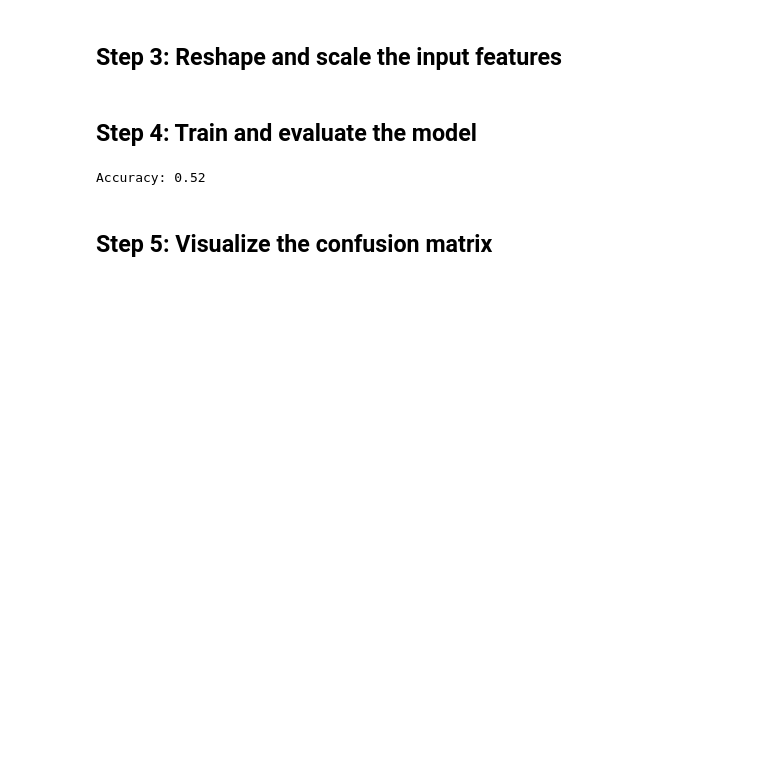
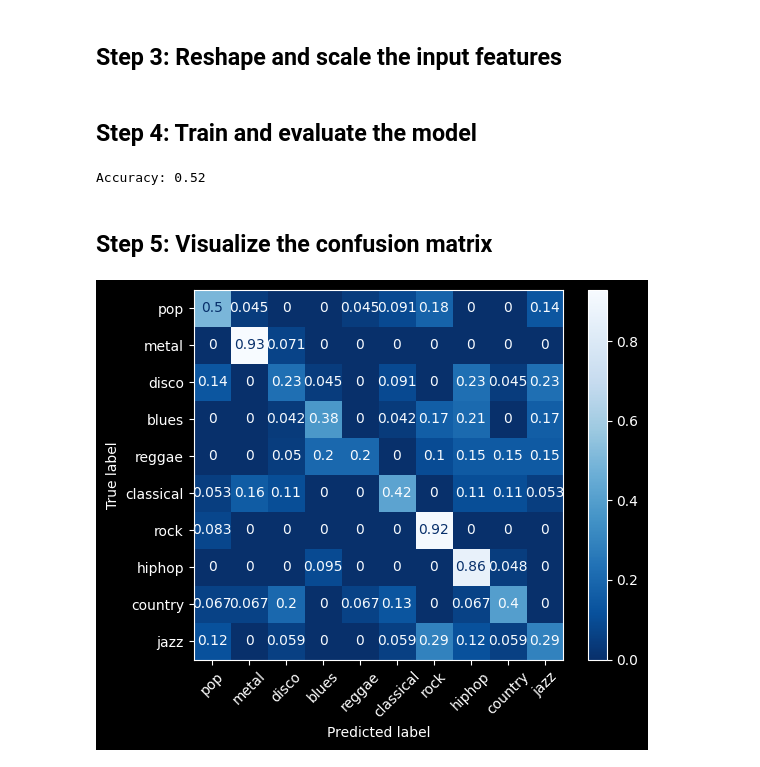
Before and after one commit to Drewrwhite/musical_journeys, a Jupyter notebook: musicaljourney.ipynb, the cells around one changed output. Saved outputs shown, nothing was run; the diff lists cells and outputs as text; code cells hidden in the pictures; blank space fills up the shorter version.

Commit message:
add code to plot confusion matrix

```diff
--- a/musicaljourney.ipynb
+++ b/musicaljourney.ipynb
@@ -64,3 +64,9 @@ print(f'Accuracy: {accuracy:.2f}')  # Print accuracy score
 Accuracy: 0.52
 # %% [markdown]
 ## Step 5: Visualize the confusion matrix
+# %%
+plt.style.use('dark_background')
+plot_confusion_matrix(model, X_test_flat, y_test, display_labels=genres, cmap=plt.cm.Blues_r, normalize='true', xticks_rotation=45)
+plt.show()  # Show confusion matrix
+# %% [output]
+[figure, added]
```
